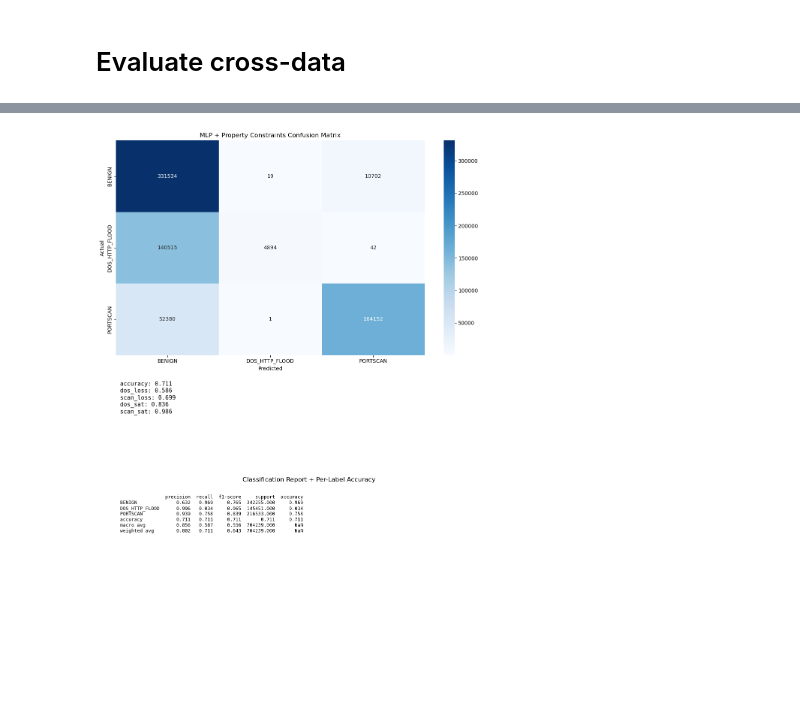
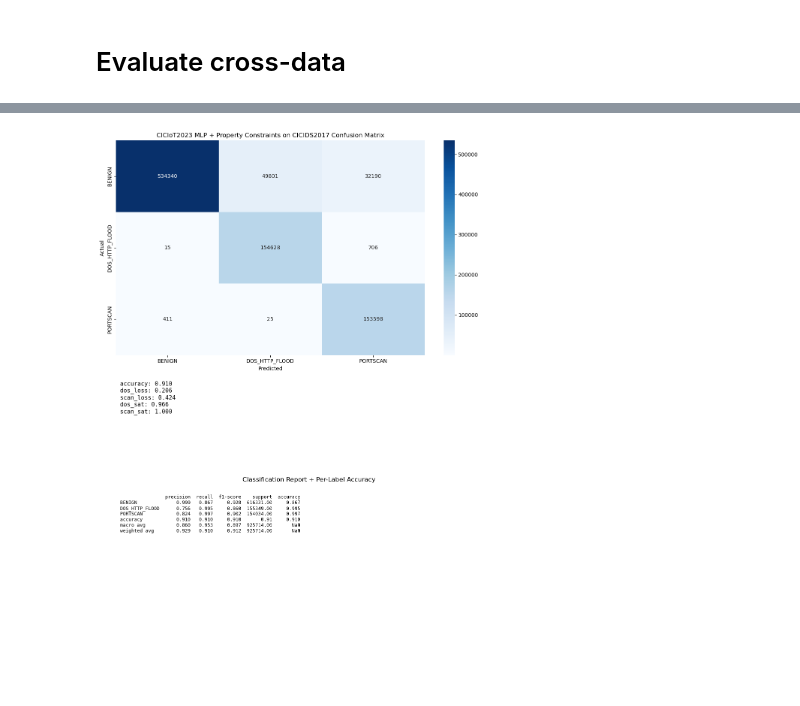
Before and after one commit to ramuld12/Property-based-Neural-Network-Verification, a Jupyter notebook: withProperties/property_model.ipynb, the cells around one changed output, grey strips where cells are left out. Saved outputs shown, nothing was run; the diff lists cells and outputs as text; code cells hidden in the pictures.

Commit message:
Property model working

```diff
--- a/withProperties/property_model.ipynb
+++ b/withProperties/property_model.ipynb
@@ -55,9 +57,8 @@ FROZEN_FEATURES = [
 FROZEN_IDXS = [idx[f] for f in FROZEN_FEATURES if f in idx]
 
 BATCH_SIZE = 1024
-VAL_SIZE = 0.2
 RANDOM_STATE = 42
-NUM_EPOCHS = 10
+NUM_EPOCHS = 5
 LEARNING_RATE = 1e-3
 
 LAMBDA_DOS = 2.0
@@ -335,9 +346,9 @@ def train_one_epoch(
 
 
 @torch.no_grad()
-def validate(
+def evaluate_epoch_split(
     model: nn.Module,
-    val_loader: DataLoader
+    loader: DataLoader,
 ) -> dict:
     model.eval()
     correct = 0.0
@@ -345,15 +356,15 @@ def validate(
     scan_sat_total = 0.0
     n = 0
 
-    for x, y in val_loader:
+    for x, y in loader:
         x = x.to(device)
         y = y.to(device)
 
         logits = model(x)
         preds = logits.argmax(dim=1)
 
-        _, dos_sat = dos_constraint.eval(model, x, x, None, logic, reduction="sum")
-        _, scan_sat = scan_constraint.eval(model, x, x, None, logic, reduction="sum")
+        dos_loss, dos_sat = dos_constraint.eval(model, x, x, None, logic, reduction="sum")
+        scan_loss, scan_sat = scan_constraint.eval(model, x, x, None, logic, reduction="sum")
 
         correct += (preds == y).float().sum().item()
         dos_sat_total += dos_sat.item()
@@ -361,9 +372,11 @@ def validate(
         n += x.size(0)
 
     return {
-        "val_acc": correct / n,
-        "val_dos_sat": dos_sat_total / n,
-        "val_scan_sat": scan_sat_total / n,
+        "acc": correct / n,
+        "dos_loss": dos_loss / n,
+        "dos_sat": dos_sat_total / n,
+        "scan_loss": scan_loss / n,
+        "scan_sat": scan_sat_total / n,
     }
 # %%
 optimizer = torch.optim.Adam(model.parameters(), lr=LEARNING_RATE)
@@ -420,0 +443,13 @@ antecedent_true             122392/123227    0.9932
+# %%
+model.load_state_dict(best_state)
+
+test_metrics = evaluate_epoch_split(model, test_loader)
+
+print(
+    f"----- TEST -----\n"
+    f"test_acc={test_metrics['acc']:.4f} "
+    f"test_dos_loss={test_metrics['dos_loss']:.4f} "
+    f"test_dos_sat={test_metrics['dos_sat']:.4f} "
+    f"test_scan_loss={test_metrics['scan_loss']:.4f} "
+    f"test_scan_sat={test_metrics['scan_sat']:.4f}"
+)
@@ -466,5 +504,6 @@ def prepare_eval_df(
     df[scale_cols] = scaler.transform(df[scale_cols])
     return df
 
-df_ciciot2023_train = pd.read_csv("../data/ciciot2023_preprocessed.tsv", on_bad_lines="skip", delimiter="\t")
-cross_eval_df = prepare_eval_df(df_ciciot2023_train, TARGET_LABELS, label_to_idx, scaler)
+df_cicids2017_train = pd.read_csv("../data/cicids2017_preprocessed.tsv", on_bad_lines="skip", delimiter="\t")
+cross_eval_df = prepare_eval_df(df_cicids2017_train, TARGET_LABELS, label_to_idx, scaler)
+cross_eval_dataset_name = "CICIDS2017"
@@ -679,10 +674,10 @@ def plot_eval_summary(metrics, report_df, cm, labels, model_name):
 # %%
 plot_eval_summary(
     metrics,
     report_df,
     cm,
     labels,
-    model_name="MLP + Property Constraints",
+    model_name=f"{dataset_name} MLP + Property Constraints on {cross_eval_dataset_name}",
 )
 # %% [output]
-[figure, old version]
+[figure, new version]
```
Also changed, not shown: parts of 12 cells of this notebook, 1 other file.
